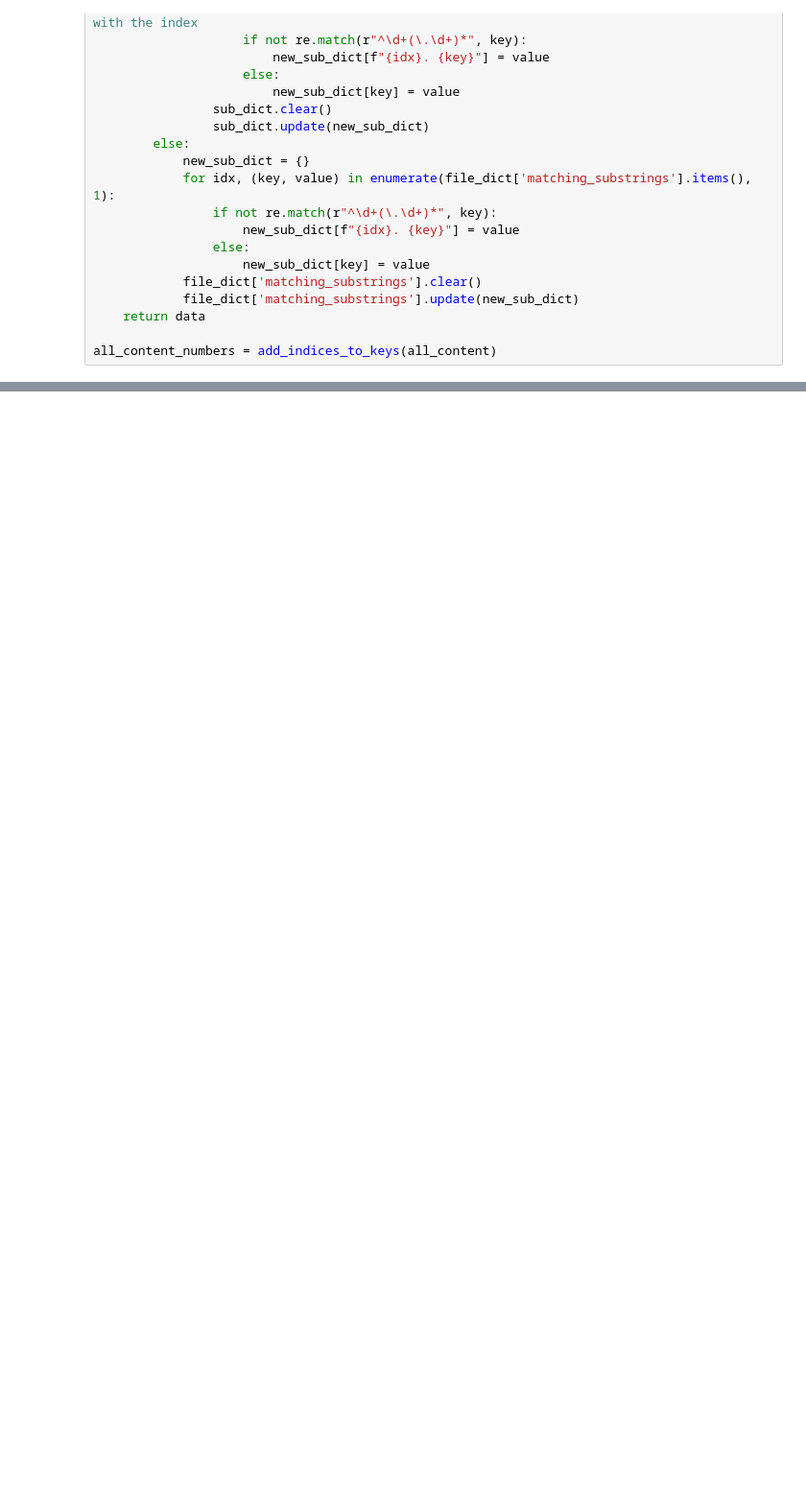
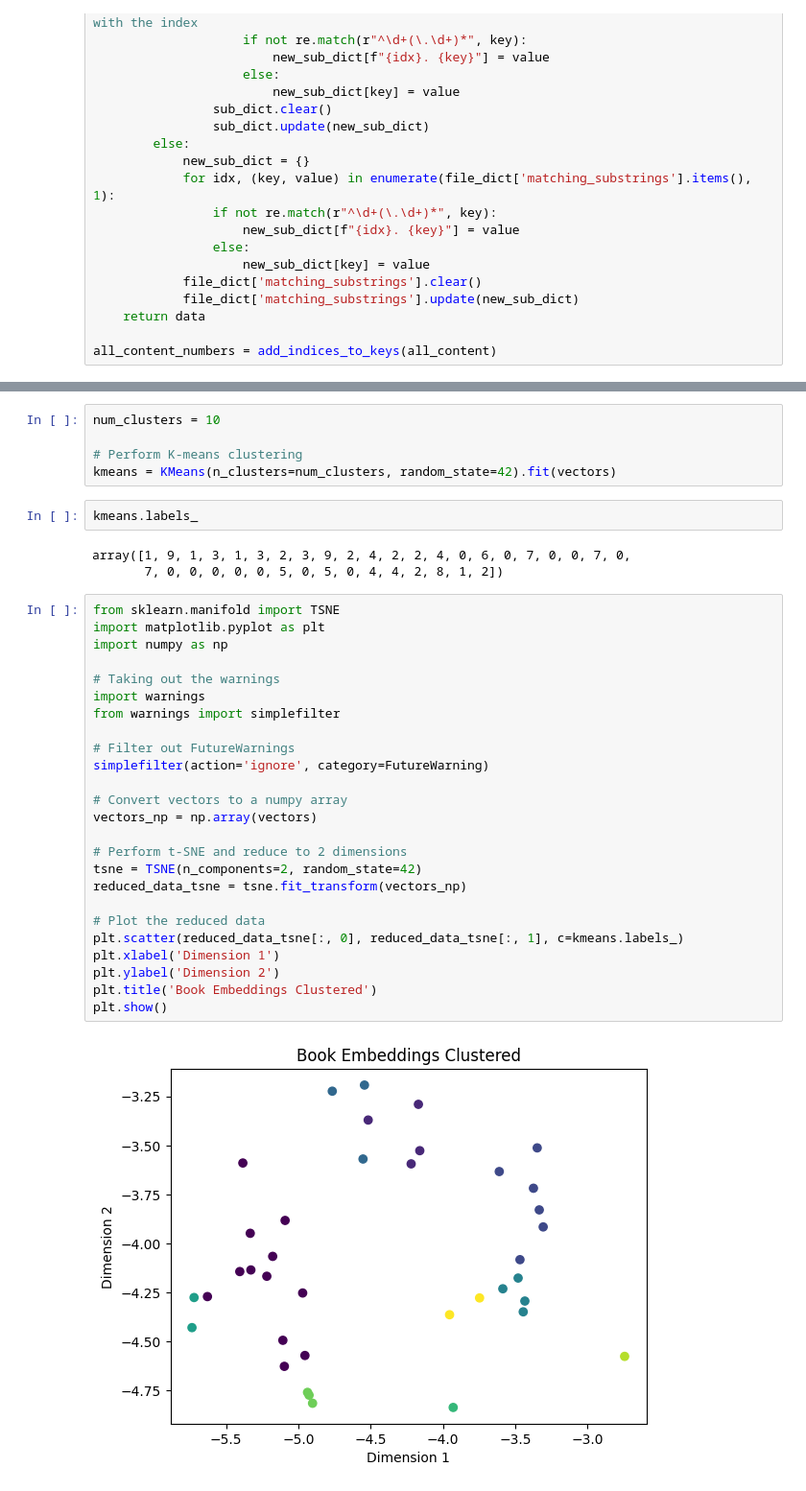
Before and after one commit to SergioNietoP/closeAI, a Jupyter notebook: Examples/content_generation/finals/get_chapters_pdf.ipynb, the cells around one changed output, grey strips where cells are left out. Shown at 96% size. Cells and saved outputs as stored; diff of their text form; blank space fills up the shorter version.

```diff
--- a/Examples/content_generation/finals/get_chapters_pdf.ipynb
+++ b/Examples/content_generation/finals/get_chapters_pdf.ipynb
@@ -272,0 +332,37 @@ pp.pprint(all_content_numbers)
+# %%
+num_clusters = 10
+
+# Perform K-means clustering
+kmeans = KMeans(n_clusters=num_clusters, random_state=42).fit(vectors)
+# %%
+kmeans.labels_
+# %% [output]
+array([1, 9, 1, 3, 1, 3, 2, 3, 9, 2, 4, 2, 2, 4, 0, 6, 0, 7, 0, 0, 7, 0,
+       7, 0, 0, 0, 0, 0, 5, 0, 5, 0, 4, 4, 2, 8, 1, 2])
+# %%
+from sklearn.manifold import TSNE
+import matplotlib.pyplot as plt
+import numpy as np
+
+# Taking out the warnings
+import warnings
+from warnings import simplefilter
+
+# Filter out FutureWarnings
+simplefilter(action='ignore', category=FutureWarning)
+
+# Convert vectors to a numpy array
+vectors_np = np.array(vectors)
+
+# Perform t-SNE and reduce to 2 dimensions
+tsne = TSNE(n_components=2, random_state=42)
+reduced_data_tsne = tsne.fit_transform(vectors_np)
+
+# Plot the reduced data
+plt.scatter(reduced_data_tsne[:, 0], reduced_data_tsne[:, 1], c=kmeans.labels_)
+plt.xlabel('Dimension 1')
+plt.ylabel('Dimension 2')
+plt.title('Book Embeddings Clustered')
+plt.show()
+# %% [output]
+[figure, added]
```
Also changed, not shown: parts of 17 cells of this notebook.
